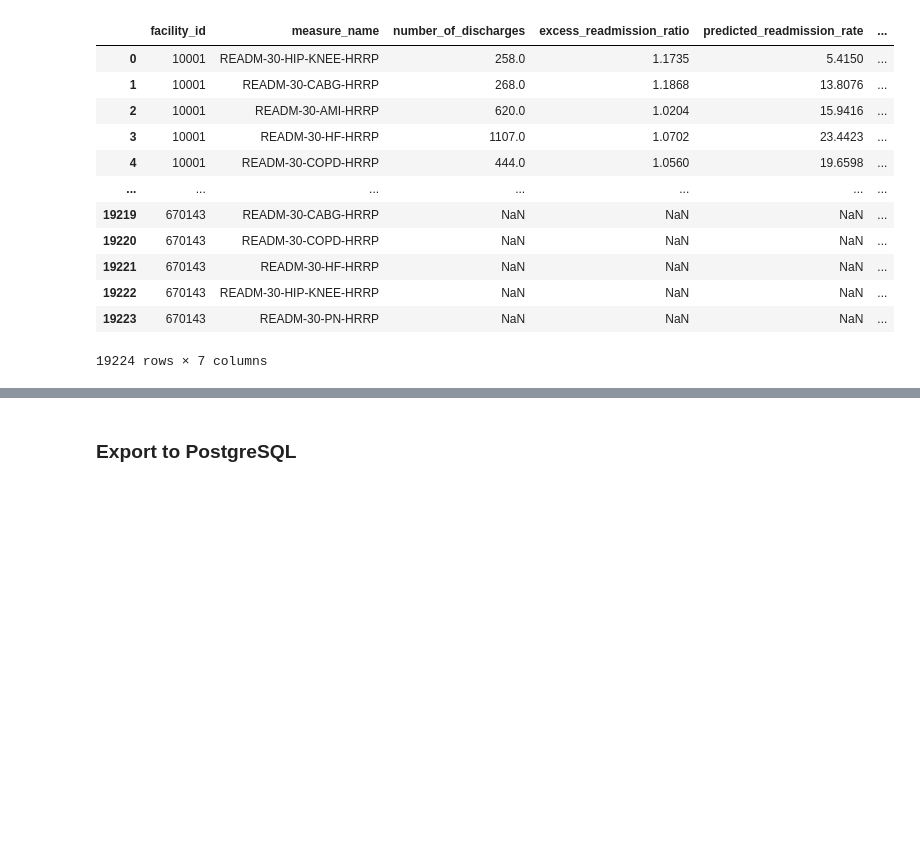
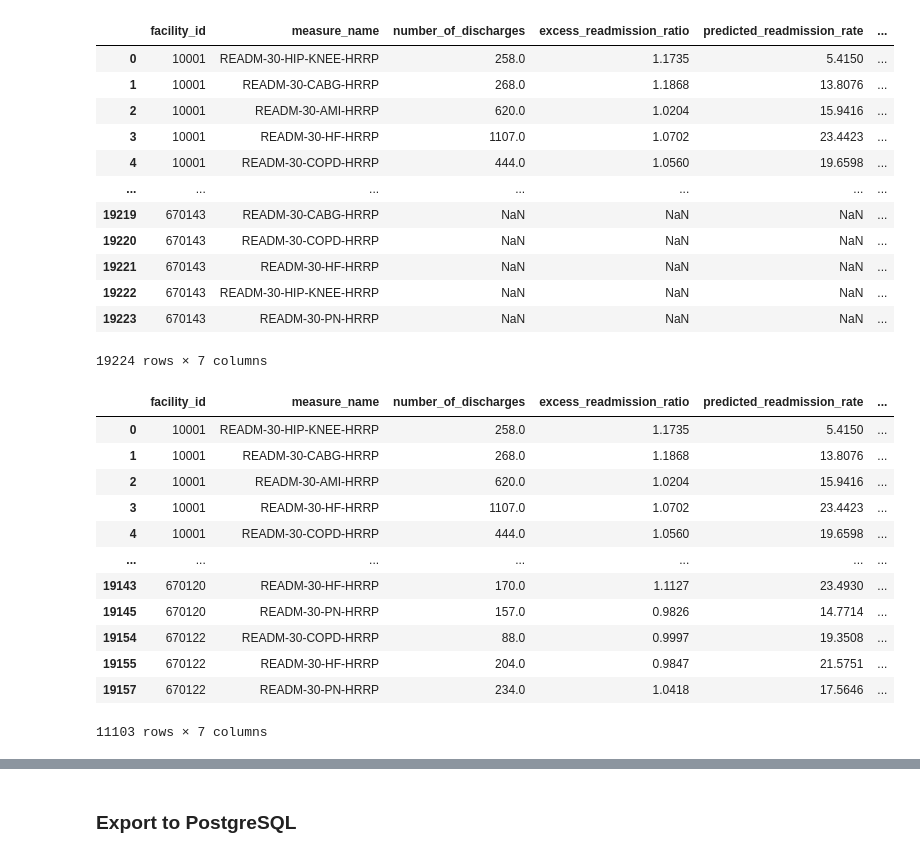
Before and after one commit to NoahGoldstein13/full_stack_data_analytics_project, a Jupyter notebook: Nadia/cleaning_data.ipynb, the cells around one changed output, grey strips where cells are left out. Drawn from its saved outputs; the diff is of its cells as text; code cells hidden in the pictures; blank space fills up the shorter version.

```diff
--- a/Nadia/cleaning_data.ipynb
+++ b/Nadia/cleaning_data.ipynb
@@ -369,4 +369,21 @@ updated_readmissions_df
 | 19222 | 670143 | READM-30-HIP-KNEE-HRRP | NaN | NaN | NaN | ... |
 | 19223 | 670143 | READM-30-PN-HRRP | NaN | NaN | NaN | ... |
 19224 rows × 7 columns
+# %%
+no_nans_readmissions=updated_readmissions_df.dropna()
+no_nans_readmissions
+# %% [output]
+|  | facility_id | measure_name | number_of_discharges | excess_readmission_ratio | predicted_readmission_rate | ... |
+| 0 | 10001 | READM-30-HIP-KNEE-HRRP | 258.0 | 1.1735 | 5.4150 | ... |
+| 1 | 10001 | READM-30-CABG-HRRP | 268.0 | 1.1868 | 13.8076 | ... |
+| 2 | 10001 | READM-30-AMI-HRRP | 620.0 | 1.0204 | 15.9416 | ... |
+| 3 | 10001 | READM-30-HF-HRRP | 1107.0 | 1.0702 | 23.4423 | ... |
+| 4 | 10001 | READM-30-COPD-HRRP | 444.0 | 1.0560 | 19.6598 | ... |
+| ... | ... | ... | ... | ... | ... | ... |
+| 19143 | 670120 | READM-30-HF-HRRP | 170.0 | 1.1127 | 23.4930 | ... |
+| 19145 | 670120 | READM-30-PN-HRRP | 157.0 | 0.9826 | 14.7714 | ... |
+| 19154 | 670122 | READM-30-COPD-HRRP | 88.0 | 0.9997 | 19.3508 | ... |
+| 19155 | 670122 | READM-30-HF-HRRP | 204.0 | 0.9847 | 21.5751 | ... |
+| 19157 | 670122 | READM-30-PN-HRRP | 234.0 | 1.0418 | 17.5646 | ... |
+11103 rows × 7 columns
 # %%
```
Also changed, not shown: parts of 3 cells of this notebook, 3 other files.
